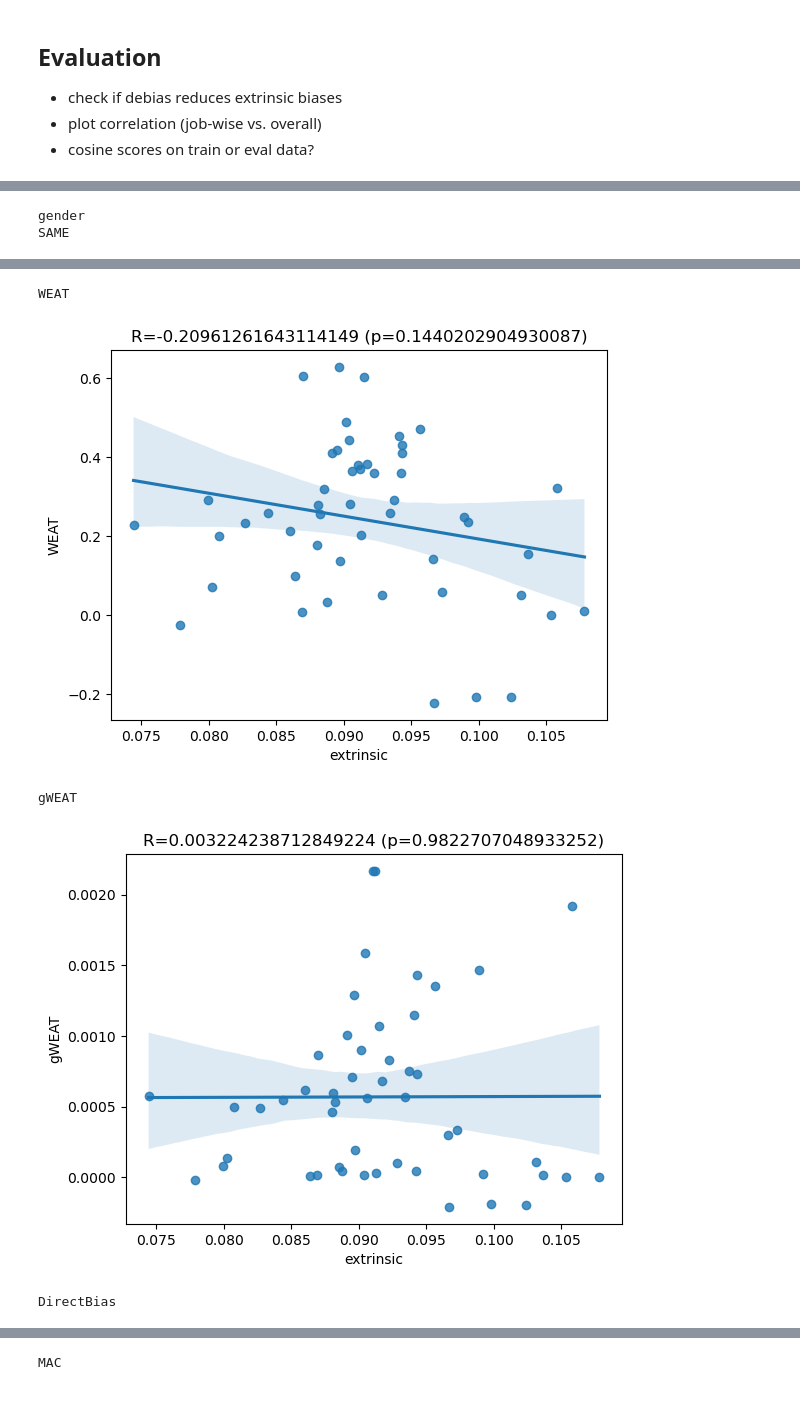
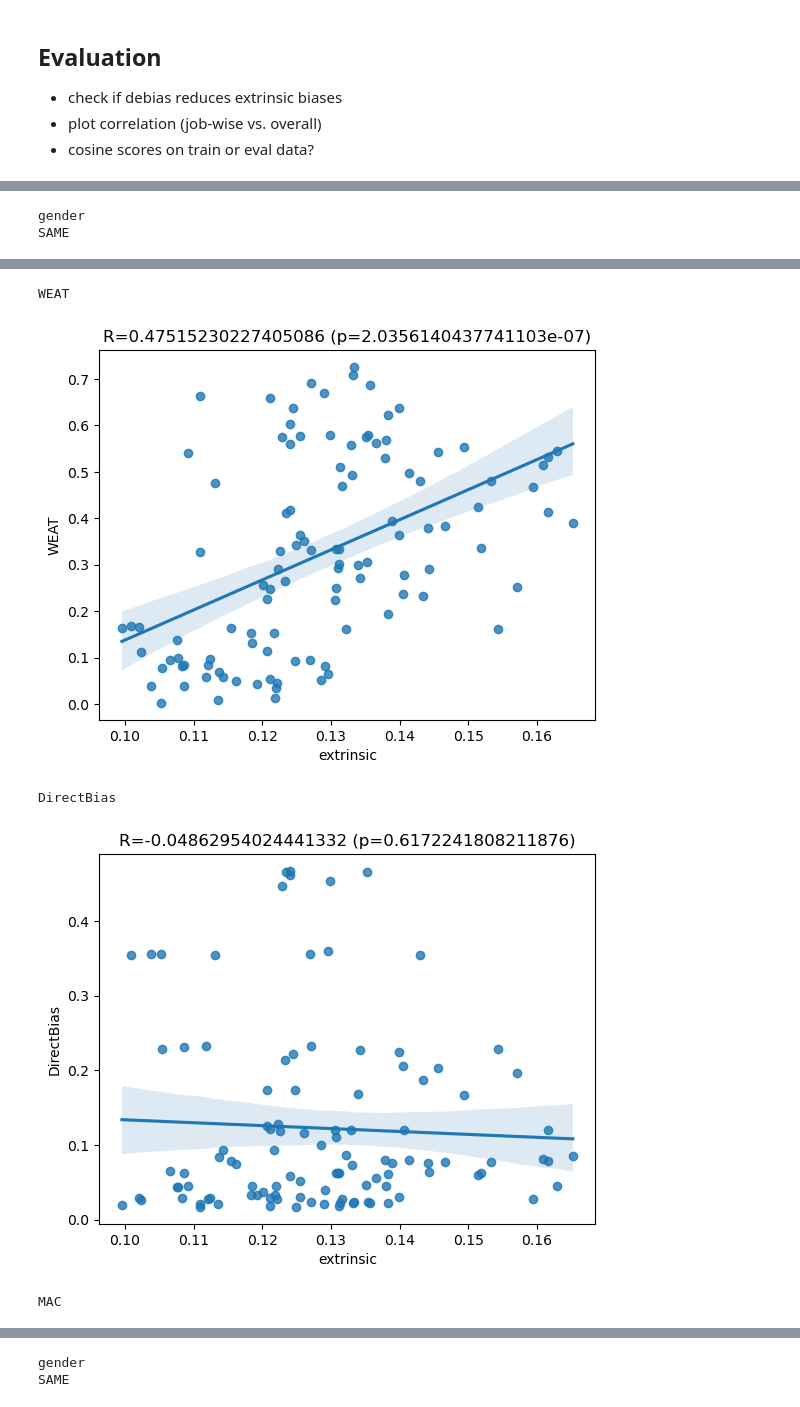
Before and after one commit to HammerLabML/PLMBiasMeasureBenchmark, a Jupyter notebook: bios.ipynb, the cells around one changed output, grey strips where cells are left out. Cells and saved outputs as stored; diff of their text form; code cells hidden in the pictures.

```diff
--- a/bios.ipynb
+++ b/bios.ipynb
@@ -179,7 +26,7 @@ for ep in epochs:
 - plot correlation (job-wise vs. overall)
 - cosine scores on train or eval data?
 # %%
-with open('configs/bios_exp1.json', 'r') as f:
+with open('configs/bios_exp3.json', 'r') as f:
     exp_config = json.load(f)
 
 save_file = exp_config['save_file'] #results/bios1/res.pickle' #res_bios.pickle
@@ -188,3 +35,6 @@ with open(save_file, 'rb') as handle:
     exp_parameters = res['params']
     results = res['results']
     #results_test = res['results_eval']
+
+
+cosine_scores = {'SAME': SAME, 'WEAT': WEAT, 'gWEAT': GeneralizedWEAT, 'DirectBias': DirectBias, 'MAC': MAC}
@@ -202,17 +68,24 @@ plt.show()
 # %%
+blacklist_models = []
+
 cur_model = ""
 for i, res in enumerate(results):
     if exp_parameters[i]['embedder'] != cur_model:
         cur_model = exp_parameters[i]['embedder']
         print()
         print(cur_model)
-    if res['recall'] > 0.5 and min(res['class_recall']) > 0.05:
+    if res['recall'] > 0.5 and min(res['class_recall']) > 0.1:
         continue
+
+    if not cur_model in blacklist_models:
+        blacklist_models.append(cur_model)
     if exp_parameters[i]['debias']:
         print(exp_parameters[i]['lr'], exp_parameters[i]['debias'], exp_parameters[i]['debias_k'])
     else:
         print(exp_parameters[i]['lr'], exp_parameters[i]['debias'])
     #print(res['recall'])
     #print(res['class_recall'])
+
+blacklist_models
 # %% [output]
 bert-base-uncased
@@ -287,0 +196,3 @@ skip because recall < 0.3
+# %%
+mean_corr_per_score = {score: {'r': np.mean(corr_per_score[score]['r']), 'p': np.mean(corr_per_score[score]['p']), 'err': np.std(corr_per_score[score]['r'])} for score in ['SAME', 'WEAT', 'DirectBias', 'MAC']}
+mean_corr_per_score
@@ -287,0 +212,23 @@ skip because recall < 0.3
+# %%
+eval_scores = ['SAME', 'WEAT', 'DirectBias', 'MAC']
+width = 0.5
+#offset = np.asarray([-3*width/2, -width/2, width/2, 3*width/2])
+x = np.arange(len(eval_scores))
+
+fig, ax = plt.subplots(figsize=(6,6))
+
+for i, score in enumerate(eval_scores):
+    r_mean = mean_corr_per_score[score]['r']
+    r_std = mean_corr_per_score[score]['err']
+    p_mean = mean_corr_per_score[score]['p']
+
+    ax.bar(x[i], r_mean, width, yerr=r_std)#, label=score)
+
+ax.set_ylabel('Mean Pearson Correlation', fontsize=16)
+ax.set_xticks(x, eval_scores, fontsize=16)
+#ax.set_ylim(-0.19,1.1)
+ax.grid(color='grey', linestyle='--', axis='y')
+ax.set_title('Pearson Correlations of class-wise cosine scores with TP GAP', fontsize=20)
+#ax.legend(loc='upper right', bbox_to_anchor=(0.85, 0.5, 0., 0.5), fontsize=16)
+#plt.savefig('plots/word_bias_corr.eps', format='eps')
+plt.show()
@@ -288,7 +261,9 @@ skip because recall < 0.3
 # %%
 mean_scores = {}
 for bt, res in scores_per_bias_type.items():
-    mean_scores[bt] = {score: np.mean(scores_per_bias_type[bt][score], axis=1) for score in score_list+['subgroup_AUC', 'BNSP', 'BPSN']}
+    mean_scores[bt] = {score: 0}
+    for score in score_list+['subgroup_AUC', 'BNSP', 'BPSN']:
+        mean_scores[bt][score] = np.abs(scores_per_bias_type[bt][score])
 
 for comp in ['extrinsic', 'subgroup_AUC', 'BNSP', 'BPSN']:
     for bt, res in mean_scores.items():
@@ -301,6 +276,7 @@ for comp in ['extrinsic', 'subgroup_AUC', 'BNSP', 'BPSN']:
                 #print(r, p)
                 sns.regplot(x=comp, y=score, data=df).set_title("R="+str(r)+" (p="+str(p)+")")
                 plt.show()
+
                 print()
 # %% [output]
 gender
@@ -309,5 +285,5 @@ SAME
 WEAT
-[figure, old version]
+[figure, new version]
-gWEAT
+DirectBias
-[figure, old version]
+[figure, new version]
-DirectBias
+MAC
@@ -315 +291,2 @@ DirectBias
-MAC
+gender
+SAME
```
Also changed, not shown: parts of 44 cells of this notebook, 2 other files.
